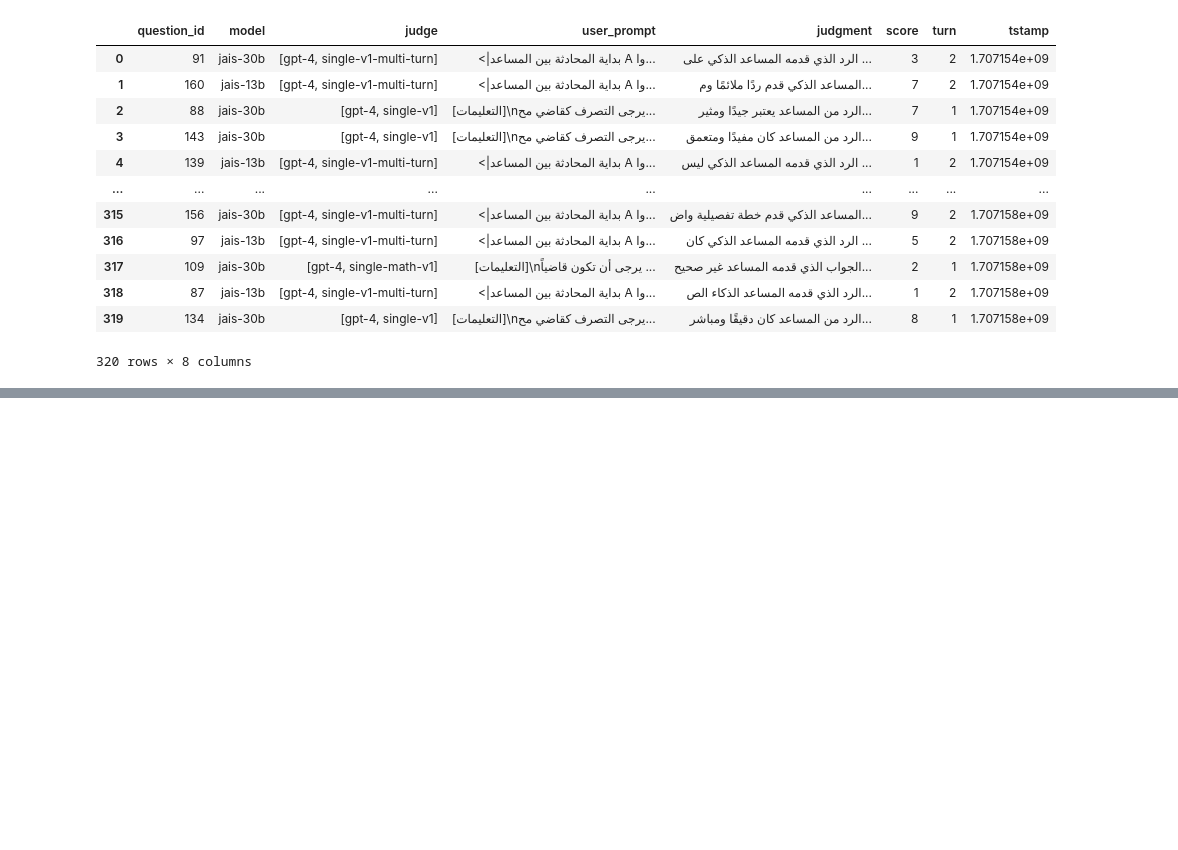
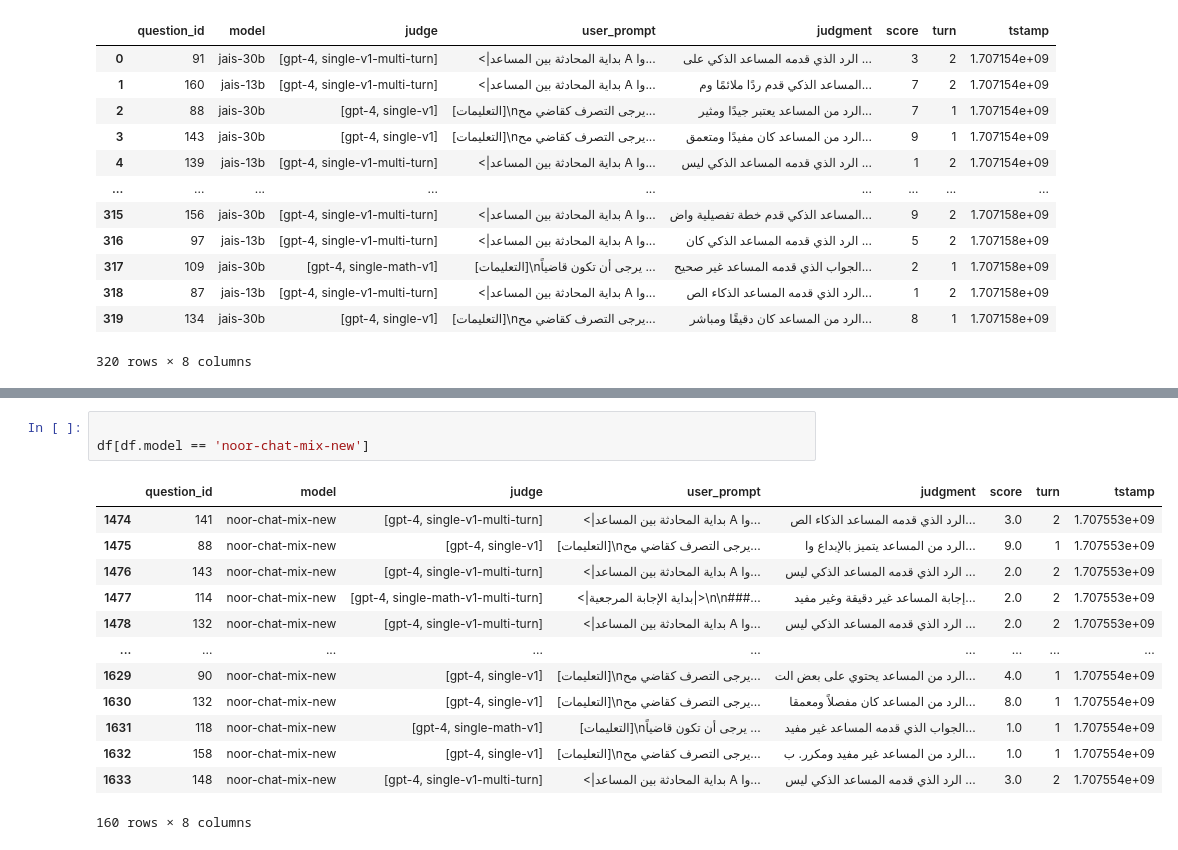
Before and after one commit to kirill-fedyanin/FastChat, a Jupyter notebook: explore.ipynb, the cells around one changed output, grey strips where cells are left out. Cells and saved outputs as stored; diff of their text form; blank space fills up the shorter version.

```diff
--- a/explore.ipynb
+++ b/explore.ipynb
@@ -241,0 +357,17 @@ df3 = pd.read_json("fastchat/llm_judge/data/mt_bench/model_judgment/gpt-4_single
+# %%
+
+df[df.model == 'noor-chat-mix-new']
+# %% [output]
+|  | question_id | model | judge | user_prompt | judgment | score | turn | tstamp |
+| 1474 | 141 | noor-chat-mix-new | [gpt-4, single-v1-multi-turn] | <|بداية المحادثة بين المساعد A وا... | الرد الذي قدمه المساعد الذكاء الص... | 3.0 | 2 | 1.707553e+09 |
+| 1475 | 88 | noor-chat-mix-new | [gpt-4, single-v1] | [التعليمات]\nيرجى التصرف كقاضي مح... | الرد من المساعد يتميز بالإبداع وا... | 9.0 | 1 | 1.707553e+09 |
+| 1476 | 143 | noor-chat-mix-new | [gpt-4, single-v1-multi-turn] | <|بداية المحادثة بين المساعد A وا... | الرد الذي قدمه المساعد الذكي ليس ... | 2.0 | 2 | 1.707553e+09 |
+| 1477 | 114 | noor-chat-mix-new | [gpt-4, single-math-v1-multi-turn] | <|بداية الإجابة المرجعية|>\n\n###... | إجابة المساعد غير دقيقة وغير مفيد... | 2.0 | 2 | 1.707553e+09 |
+| 1478 | 132 | noor-chat-mix-new | [gpt-4, single-v1-multi-turn] | <|بداية المحادثة بين المساعد A وا... | الرد الذي قدمه المساعد الذكي ليس ... | 2.0 | 2 | 1.707553e+09 |
+| ... | ... | ... | ... | ... | ... | ... | ... | ... |
+| 1629 | 90 | noor-chat-mix-new | [gpt-4, single-v1] | [التعليمات]\nيرجى التصرف كقاضي مح... | الرد من المساعد يحتوي على بعض الت... | 4.0 | 1 | 1.707554e+09 |
+| 1630 | 132 | noor-chat-mix-new | [gpt-4, single-v1] | [التعليمات]\nيرجى التصرف كقاضي مح... | الرد من المساعد كان مفصلاً ومعمقا... | 8.0 | 1 | 1.707554e+09 |
+| 1631 | 118 | noor-chat-mix-new | [gpt-4, single-math-v1] | [التعليمات]\nيرجى أن تكون قاضياً ... | الجواب الذي قدمه المساعد غير مفيد... | 1.0 | 1 | 1.707554e+09 |
+| 1632 | 158 | noor-chat-mix-new | [gpt-4, single-v1] | [التعليمات]\nيرجى التصرف كقاضي مح... | الرد من المساعد غير مفيد ومكرر. ب... | 1.0 | 1 | 1.707554e+09 |
+| 1633 | 148 | noor-chat-mix-new | [gpt-4, single-v1-multi-turn] | <|بداية المحادثة بين المساعد A وا... | الرد الذي قدمه المساعد الذكي ليس ... | 3.0 | 2 | 1.707554e+09 |
+160 rows × 8 columns
```
Also changed, not shown: parts of 22 cells of this notebook, 9 other files.
